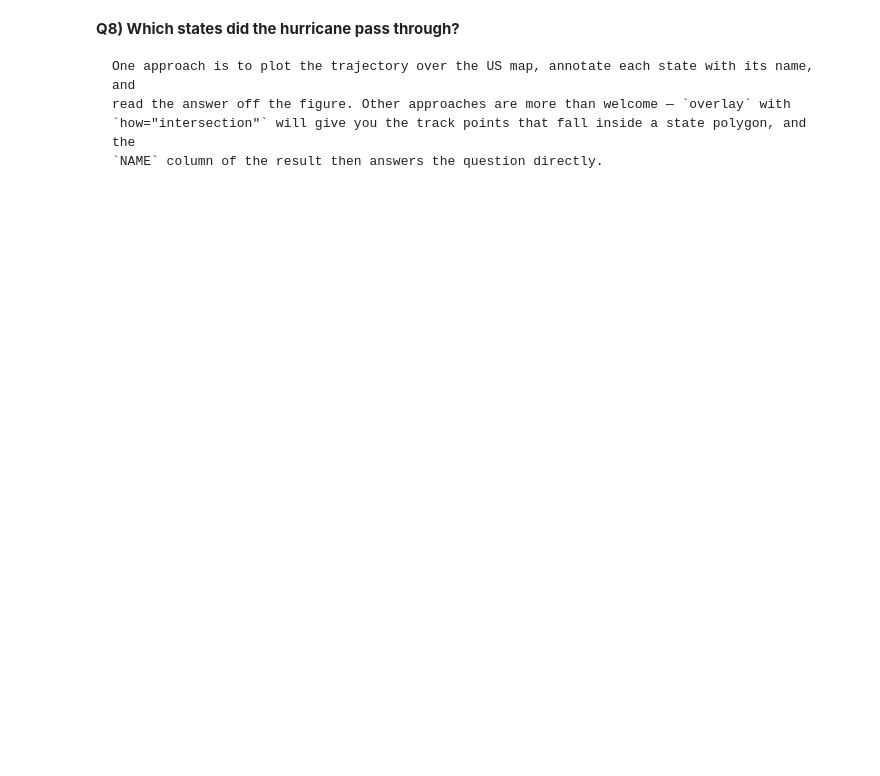
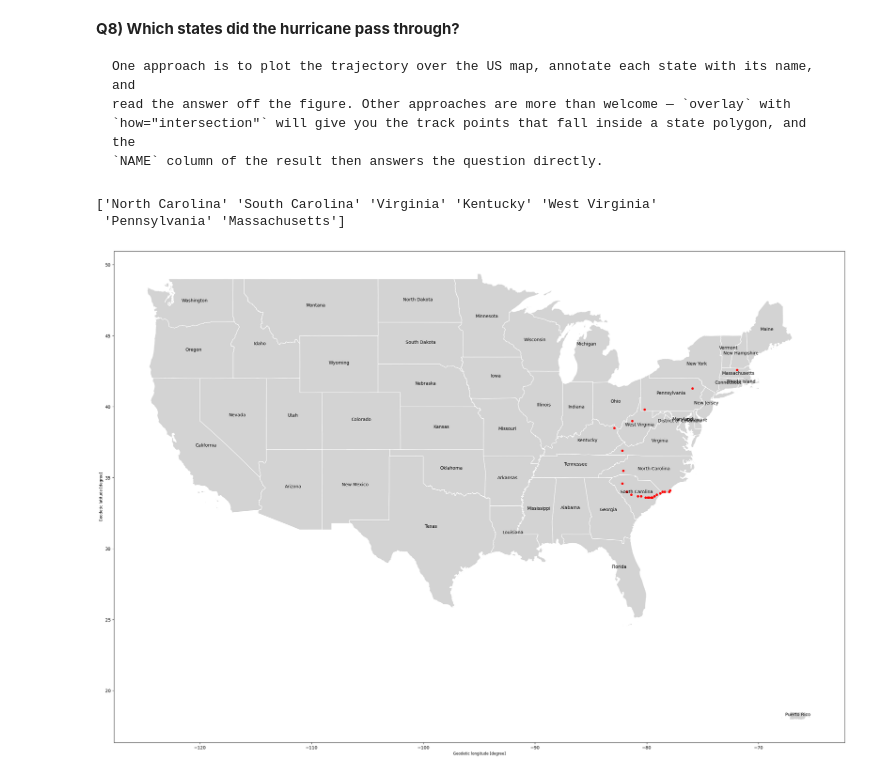
Before and after one commit to Camimichelini0406/2026_Intro_Python, a Jupyter notebook: live/part-I/1.6-geospatial-vector-data-environmental-exercises.ipynb, the cells around one changed output. Saved outputs shown, nothing was run; the diff lists cells and outputs as text; code cells hidden in the pictures; blank space fills up the shorter version.

```diff
--- a/live/part-I/1.6-geospatial-vector-data-environmental-exercises.ipynb
+++ b/live/part-I/1.6-geospatial-vector-data-environmental-exercises.ipynb
@@ -165,5 +201,31 @@ read the answer off the figure. Other approaches are more than welcome — `over
 # %%
 # Plot the US states without Alaska and Hawaii, then
 # annotate the US states with their names, then
 # select the hurricane trajectory points inside the US boundary with the overlay operation, then
 # plot the hurricane trajectory inside the US boundary
+# 1. Mettre les deux couches dans le même CRS
+gdf_florence = gdf_florence.to_crs(conus.crs)
+
+# 2. Points de la trajectoire situés à l'intérieur d'un État
+inside = gpd.overlay(gdf_florence, conus[["NAME", "geometry"]], how="intersection")
+
+# 3. Réponse
+print(inside["NAME"].unique())
+
+# 4. Carte : États annotés + trajectoire à l'intérieur des États-Unis
+# (centroïdes calculés dans un CRS métrique pour éviter l'avertissement)
+conus_m = conus.to_crs("EPSG:5070")  # NAD83 / Conus Albers
+centroids = conus_m.centroid.to_crs(conus.crs)
+
+fig, ax = plt.subplots(figsize=(30, 20))
+conus.plot(ax=ax, color="lightgrey", edgecolor="white")
+
+for name, pt in zip(conus["NAME"], centroids):
+    ax.annotate(name, xy=(pt.x, pt.y), ha="center", fontsize=10)
+
+inside.plot(ax=ax, color="red", markersize=20)
+plt.show()
+# %% [output]
+['North Carolina' 'South Carolina' 'Virginia' 'Kentucky' 'West Virginia'
+ 'Pennsylvania' 'Massachusetts']
+[figure, added]
```
Also changed, not shown: parts of 5 cells of this notebook.
